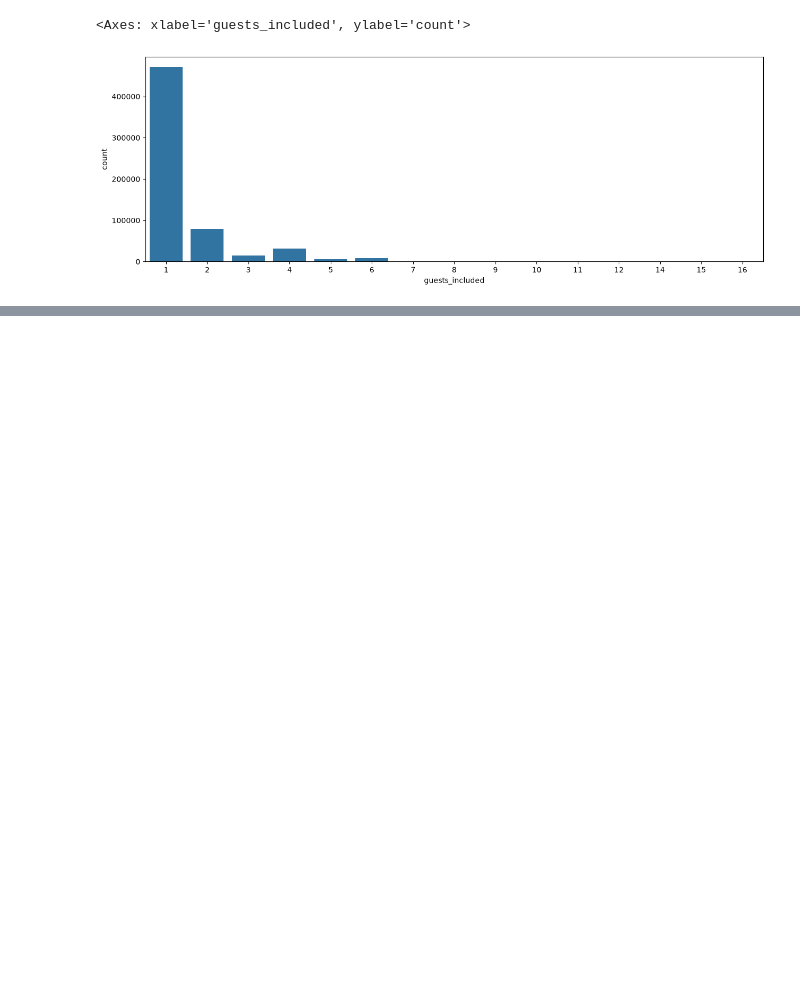
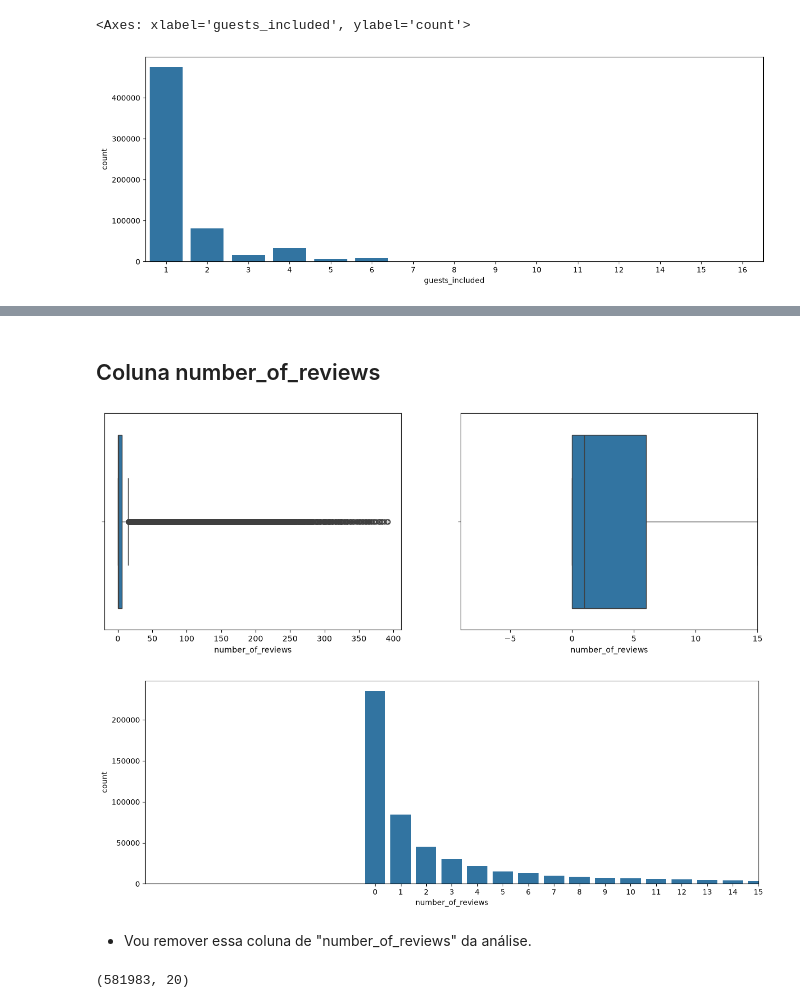
Before and after one commit to caioluizribeirochaves/Projeto-Data-Science, a Jupyter notebook: Solucao-Airbnb-Rio.ipynb, the cells around one changed output, grey strips where cells are left out. Drawn from its saved outputs; the diff is of its cells as text; code cells hidden in the pictures; blank space fills up the shorter version.

```diff
--- a/Solucao-Airbnb-Rio.ipynb
+++ b/Solucao-Airbnb-Rio.ipynb
@@ -314,0 +348,15 @@ sns.barplot(x=base_airbnb['guests_included'].value_counts().index, y=base_airbnb
+# %% [markdown]
+## Coluna number_of_reviews
+# %%
+diagrama_caixa(base_airbnb['number_of_reviews'])
+grafico_barra(base_airbnb['number_of_reviews'])
+# %% [output]
+[figure, added]
+[figure, added]
+# %% [markdown]
+- Vou remover essa coluna de "number_of_reviews" da análise.
+# %%
+base_airbnb = base_airbnb.drop('number_of_reviews', axis=1)
+base_airbnb.shape
+# %% [output]
+(581983, 20)
```
Also changed, not shown: parts of 19 cells of this notebook.
